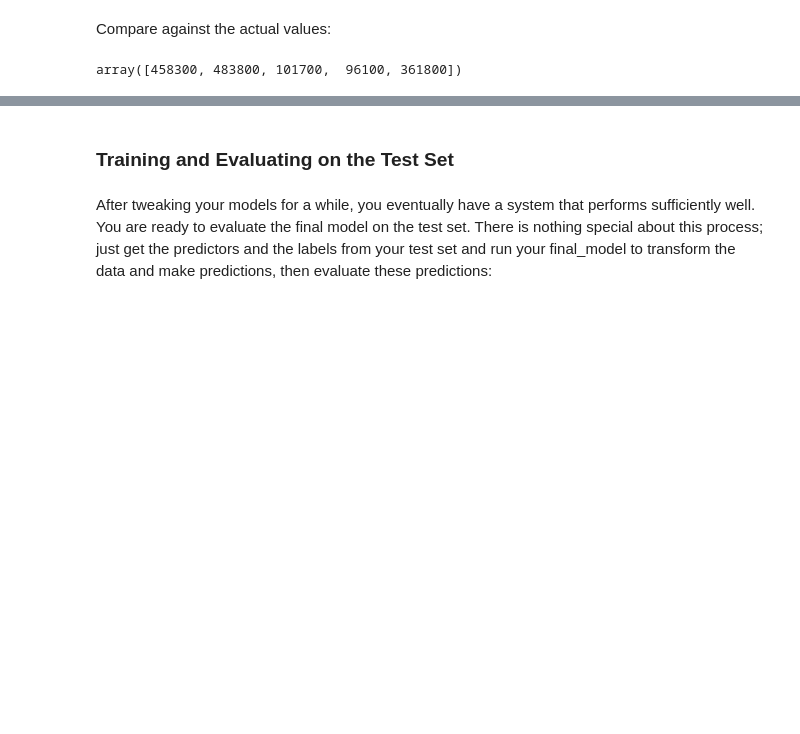
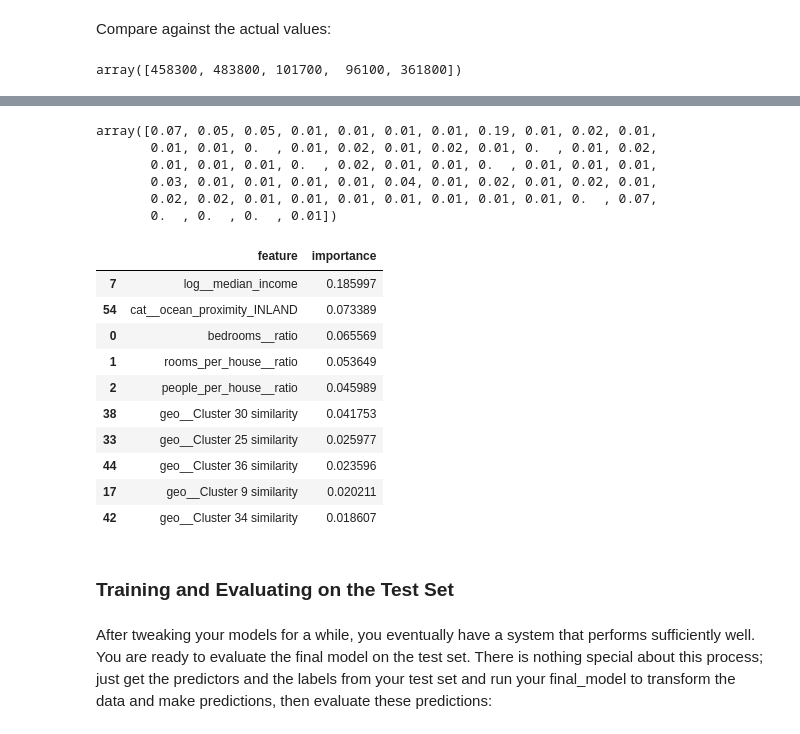
Before and after one commit to carloshgalvan95/Ciencia_Analitica_Datos, a Jupyter notebook: Modules/04_module/ML Pipelines/Linear_Regression.ipynb, the cells around one changed output, grey strips where cells are left out. Saved outputs shown, nothing was run; the diff lists cells and outputs as text; code cells hidden in the pictures; blank space fills up the shorter version.

```diff
--- a/Modules/04_module/ML Pipelines/Linear_Regression.ipynb
+++ b/Modules/04_module/ML Pipelines/Linear_Regression.ipynb
@@ -873,3 +1294,32 @@ lin_rmse
+# %%
+final_model = rnd_search.best_estimator_
+feature_importances = final_model["random_forest"].feature_importances_
+feature_importances.round(2)
+# %% [output]
+array([0.07, 0.05, 0.05, 0.01, 0.01, 0.01, 0.01, 0.19, 0.01, 0.02, 0.01,
+       0.01, 0.01, 0.  , 0.01, 0.02, 0.01, 0.02, 0.01, 0.  , 0.01, 0.02,
+       0.01, 0.01, 0.01, 0.  , 0.02, 0.01, 0.01, 0.  , 0.01, 0.01, 0.01,
+       0.03, 0.01, 0.01, 0.01, 0.01, 0.04, 0.01, 0.02, 0.01, 0.02, 0.01,
+       0.02, 0.02, 0.01, 0.01, 0.01, 0.01, 0.01, 0.01, 0.01, 0.  , 0.07,
+       0.  , 0.  , 0.  , 0.01])
+# %%
+feat_imp_df = pd.DataFrame({
+    'feature': final_model["preprocessing"].get_feature_names_out(),
+    'importance': feature_importances
+})
+feat_imp_df.sort_values('importance', ascending=False).head(10)
+# %% [output]
+|  | feature | importance |
+| 7 | log__median_income | 0.185997 |
+| 54 | cat__ocean_proximity_INLAND | 0.073389 |
+| 0 | bedrooms__ratio | 0.065569 |
+| 1 | rooms_per_house__ratio | 0.053649 |
+| 2 | people_per_house__ratio | 0.045989 |
+| 38 | geo__Cluster 30 similarity | 0.041753 |
+| 33 | geo__Cluster 25 similarity | 0.025977 |
+| 44 | geo__Cluster 36 similarity | 0.023596 |
+| 17 | geo__Cluster 9 similarity | 0.020211 |
+| 42 | geo__Cluster 34 similarity | 0.018607 |
 # %% [markdown]
 ### Training and Evaluating on the Test Set
 # %% [markdown]
```
Also changed, not shown: parts of 59 cells of this notebook.
